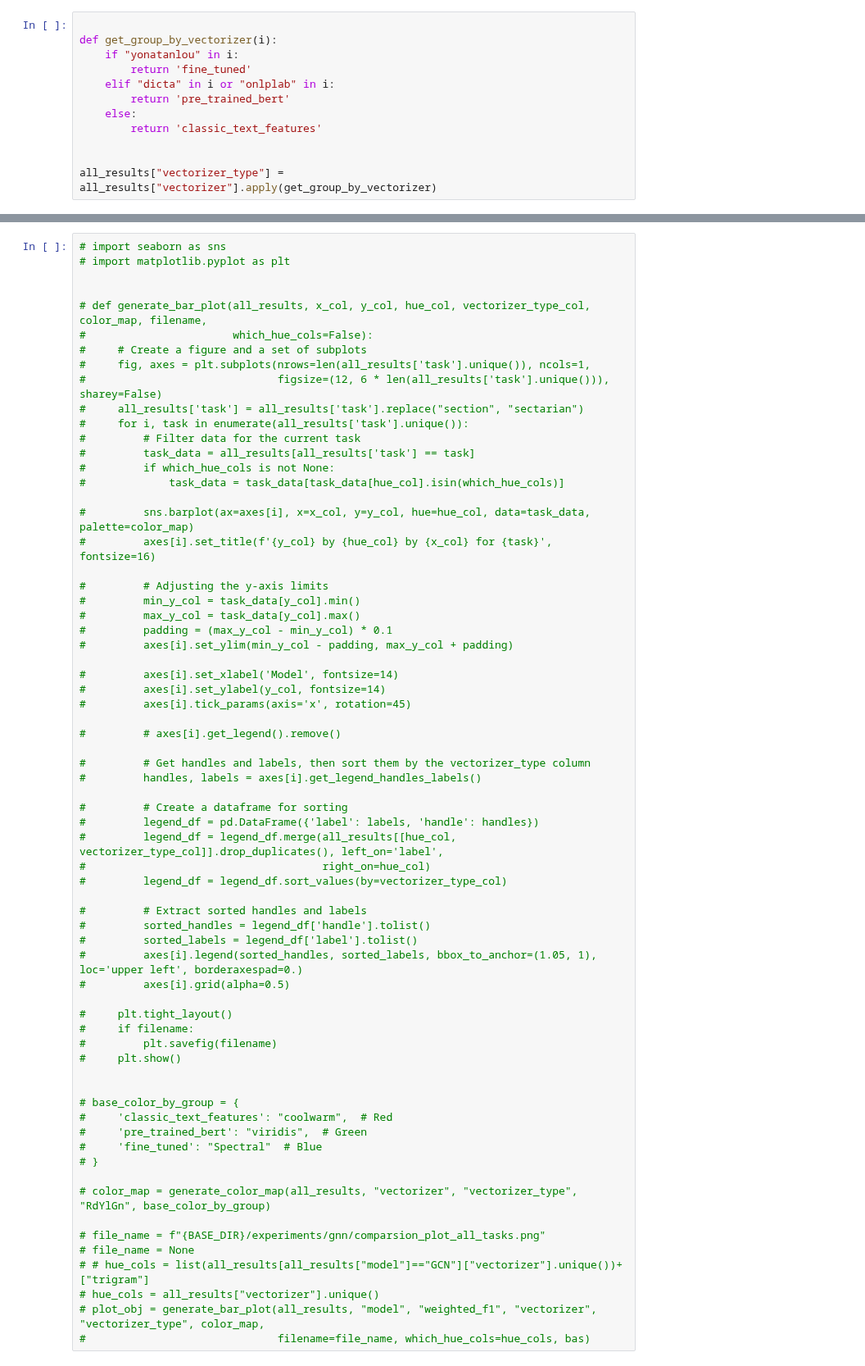
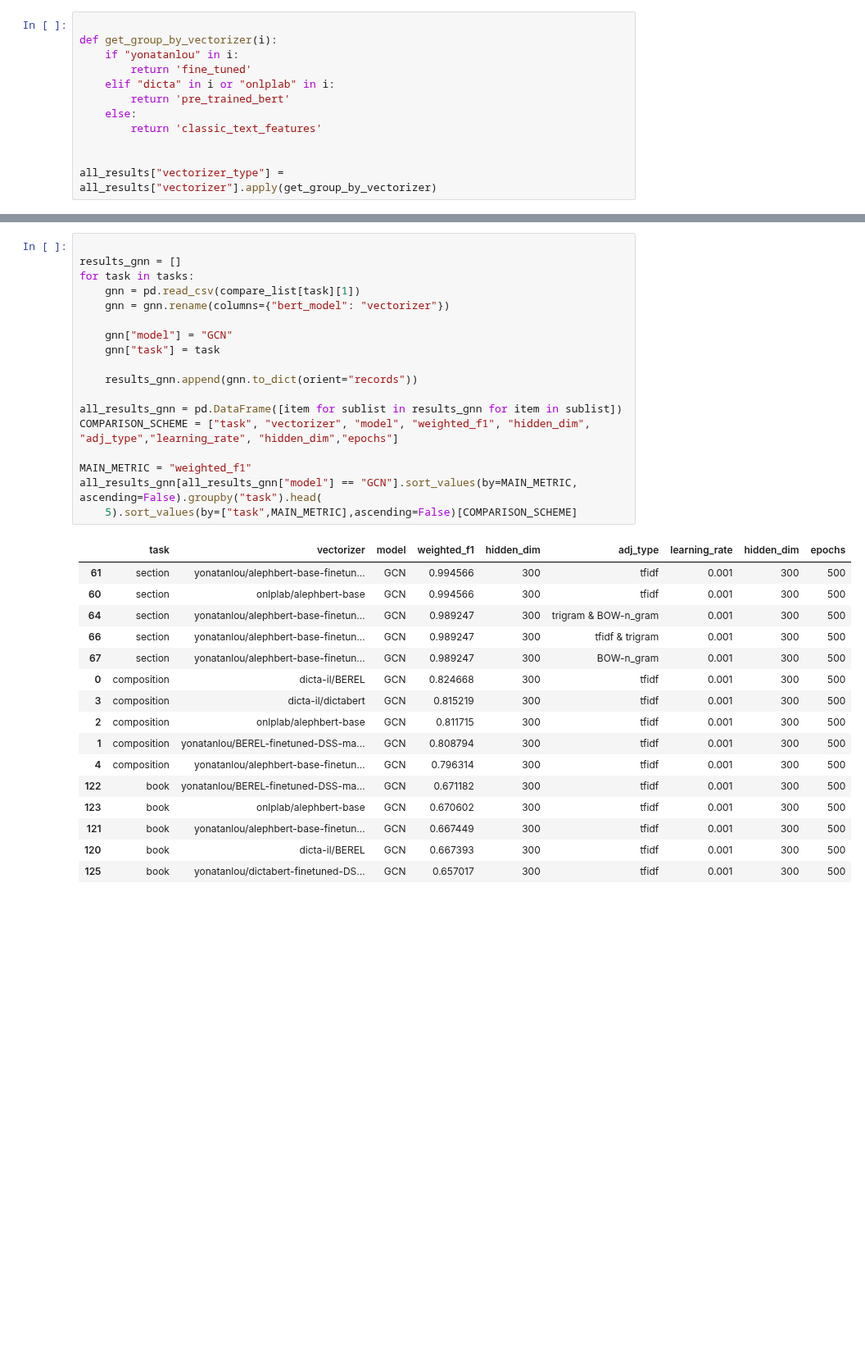
Before and after one commit to yonatanlou/QumranNLP, a Jupyter notebook: notebooks/4.1-gnn_analysis.ipynb, the cells around one changed output, grey strips where cells are left out. Shown at 82% size. Cells and saved outputs as stored; diff of their text form; blank space fills up the shorter version.

```diff
--- a/notebooks/4.1-gnn_analysis.ipynb
+++ b/notebooks/4.1-gnn_analysis.ipynb
@@ -199,69 +199,37 @@ plot_obj = generate_bar_plot(all_results, "model", "weighted_f1", "vectorizer",
 # %% [output]
 [figure]
 # %%
-# import seaborn as sns
-# import matplotlib.pyplot as plt
 
+results_gnn = []
+for task in tasks:
+    gnn = pd.read_csv(compare_list[task][1])
+    gnn = gnn.rename(columns={"bert_model": "vectorizer"})
 
-# def generate_bar_plot(all_results, x_col, y_col, hue_col, vectorizer_type_col, color_map, filename,
-#                       which_hue_cols=False):
-#     # Create a figure and a set of subplots
-#     fig, axes = plt.subplots(nrows=len(all_results['task'].unique()), ncols=1,
-#                              figsize=(12, 6 * len(all_results['task'].unique())), sharey=False)
-#     all_results['task'] = all_results['task'].replace("section", "sectarian")
-#     for i, task in enumerate(all_results['task'].unique()):
-#         # Filter data for the current task
-#         task_data = all_results[all_results['task'] == task]
-#         if which_hue_cols is not None:
-#             task_data = task_data[task_data[hue_col].isin(which_hue_cols)]
+    gnn["model"] = "GCN"
+    gnn["task"] = task
 
-#         sns.barplot(ax=axes[i], x=x_col, y=y_col, hue=hue_col, data=task_data, palette=color_map)
-#         axes[i].set_title(f'{y_col} by {hue_col} by {x_col} for {task}', fontsize=16)
+    results_gnn.append(gnn.to_dict(orient="records"))
 
-#         # Adjusting the y-axis limits
-#         min_y_col = task_data[y_col].min()
-#         max_y_col = task_data[y_col].max()
-#         padding = (max_y_col - min_y_col) * 0.1
-#         axes[i].set_ylim(min_y_col - padding, max_y_col + padding)
+all_results_gnn = pd.DataFrame([item for sublist in results_gnn for item in sublist])
+COMPARISON_SCHEME = ["task", "vectorizer", "model", "weighted_f1", "hidden_dim", "adj_type","learning_rate", "hidden_dim","epochs"]
 
-#         axes[i].set_xlabel('Model', fontsize=14)
-#         axes[i].set_ylabel(y_col, fontsize=14)
-#         axes[i].tick_params(axis='x', rotation=45)
-
-#         # axes[i].get_legend().remove()
-
-#         # Get handles and labels, then sort them by the vectorizer_type column
-#         handles, labels = axes[i].get_legend_handles_labels()
-
-#         # Create a dataframe for sorting
-#         legend_df = pd.DataFrame({'label': labels, 'handle': handles})
-#         legend_df = legend_df.merge(all_results[[hue_col, vectorizer_type_col]].drop_duplicates(), left_on='label',
-#                                     right_on=hue_col)
-#         legend_df = legend_df.sort_values(by=vectorizer_type_col)
-
-#         # Extract sorted handles and labels
-#         sorted_handles = legend_df['handle'].tolist()
-#         sorted_labels = legend_df['label'].tolist()
-#         axes[i].legend(sorted_handles, sorted_labels, bbox_to_anchor=(1.05, 1), loc='upper left', borderaxespad=0.)
-#         axes[i].grid(alpha=0.5)
-
-#     plt.tight_layout()
-#     if filename:
-#         plt.savefig(filename)
-#     plt.show()
-
-
-# base_color_by_group = {
-#     'classic_text_features': "coolwarm",  # Red
-#     'pre_trained_bert': "viridis",  # Green
-#     'fine_tuned': "Spectral"  # Blue
-# }
-
-# color_map = generate_color_map(all_results, "vectorizer", "vectorizer_type", "RdYlGn", base_color_by_group)
-
-# file_name = f"{BASE_DIR}/experiments/gnn/comparsion_plot_all_tasks.png"
-# file_name = None
-# # hue_cols = list(all_results[all_results["model"]=="GCN"]["vectorizer"].unique())+["trigram"]
-# hue_cols = all_results["vectorizer"].unique()
-# plot_obj = generate_bar_plot(all_results, "model", "weighted_f1", "vectorizer", "vectorizer_type", color_map,
-#                              filename=file_name, which_hue_cols=hue_cols, bas)
+MAIN_METRIC = "weighted_f1"
+all_results_gnn[all_results_gnn["model"] == "GCN"].sort_values(by=MAIN_METRIC, ascending=False).groupby("task").head(
+    5).sort_values(by=["task",MAIN_METRIC],ascending=False)[COMPARISON_SCHEME]
+# %% [output]
+|  | task | vectorizer | model | weighted_f1 | hidden_dim | adj_type | learning_rate | hidden_dim | epochs |
+| 61 | section | yonatanlou/alephbert-base-finetun... | GCN | 0.994566 | 300 | tfidf | 0.001 | 300 | 500 |
+| 60 | section | onlplab/alephbert-base | GCN | 0.994566 | 300 | tfidf | 0.001 | 300 | 500 |
+| 64 | section | yonatanlou/alephbert-base-finetun... | GCN | 0.989247 | 300 | trigram & BOW-n_gram | 0.001 | 300 | 500 |
+| 66 | section | yonatanlou/alephbert-base-finetun... | GCN | 0.989247 | 300 | tfidf & trigram | 0.001 | 300 | 500 |
+| 67 | section | yonatanlou/alephbert-base-finetun... | GCN | 0.989247 | 300 | BOW-n_gram | 0.001 | 300 | 500 |
+| 0 | composition | dicta-il/BEREL | GCN | 0.824668 | 300 | tfidf | 0.001 | 300 | 500 |
+| 3 | composition | dicta-il/dictabert | GCN | 0.815219 | 300 | tfidf | 0.001 | 300 | 500 |
+| 2 | composition | onlplab/alephbert-base | GCN | 0.811715 | 300 | tfidf | 0.001 | 300 | 500 |
+| 1 | composition | yonatanlou/BEREL-finetuned-DSS-ma... | GCN | 0.808794 | 300 | tfidf | 0.001 | 300 | 500 |
+| 4 | composition | yonatanlou/alephbert-base-finetun... | GCN | 0.796314 | 300 | tfidf | 0.001 | 300 | 500 |
+| 122 | book | yonatanlou/BEREL-finetuned-DSS-ma... | GCN | 0.671182 | 300 | tfidf | 0.001 | 300 | 500 |
+| 123 | book | onlplab/alephbert-base | GCN | 0.670602 | 300 | tfidf | 0.001 | 300 | 500 |
+| 121 | book | yonatanlou/alephbert-base-finetun... | GCN | 0.667449 | 300 | tfidf | 0.001 | 300 | 500 |
+| 120 | book | dicta-il/BEREL | GCN | 0.667393 | 300 | tfidf | 0.001 | 300 | 500 |
+| 125 | book | yonatanlou/dictabert-finetuned-DS... | GCN | 0.657017 | 300 | tfidf | 0.001 | 300 | 500 |
```
